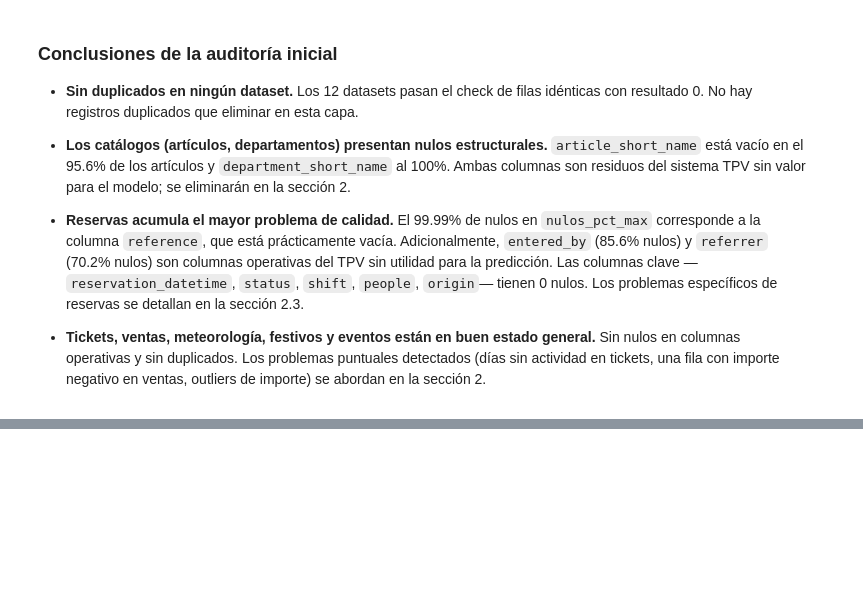
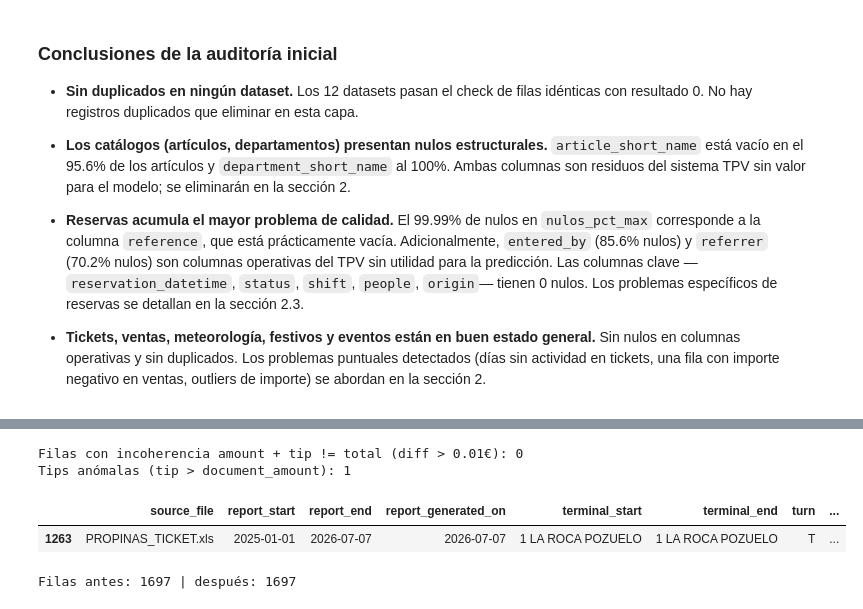
Before and after one commit to Joaquindam/TFM-Hosteleria-AI, a Jupyter notebook: notebooks/02_depuracion_silver.ipynb, the cells around one changed output, grey strips where cells are left out. Saved outputs shown, nothing was run; the diff lists cells and outputs as text; code cells hidden in the pictures; blank space fills up the shorter version.

```diff
--- a/notebooks/02_depuracion_silver.ipynb
+++ b/notebooks/02_depuracion_silver.ipynb
@@ -164,0 +354,21 @@ display(auditoria)
+# %%
+df_tips_clean = df_tips.copy()
+
+# Verificar coherencia interna: document_amount + tip == document_total
+df_tips_clean['_check'] = (df_tips_clean['document_amount'] + df_tips_clean['tip']).round(2)
+diff = (df_tips_clean['_check'] - df_tips_clean['document_total'].round(2)).abs()
+print(f"Filas con incoherencia amount + tip != total (diff > 0.01€): {(diff > 0.01).sum()}")
+df_tips_clean = df_tips_clean.drop(columns=['_check'])
+
+# Flag tip anómala: propina superior al importe del pedido
+df_tips_clean['flag_tip_anomala'] = df_tips_clean['tip'] > df_tips_clean['document_amount']
+print(f"Tips anómalas (tip > document_amount): {df_tips_clean['flag_tip_anomala'].sum()}")
+display(df_tips_clean[df_tips_clean['flag_tip_anomala']])
+
+print(f"Filas antes: {len(df_tips)} | después: {len(df_tips_clean)}")
+# %% [output]
+Filas con incoherencia amount + tip != total (diff > 0.01€): 0
+Tips anómalas (tip > document_amount): 1
+|  | source_file | report_start | report_end | report_generated_on | terminal_start | terminal_end | turn | ... |
+| 1263 | PROPINAS_TICKET.xls | 2025-01-01 | 2026-07-07 | 2026-07-07 | 1 LA ROCA POZUELO | 1 LA ROCA POZUELO | T | ... |
+Filas antes: 1697 | después: 1697
```
Also changed, not shown: parts of 16 cells of this notebook.
